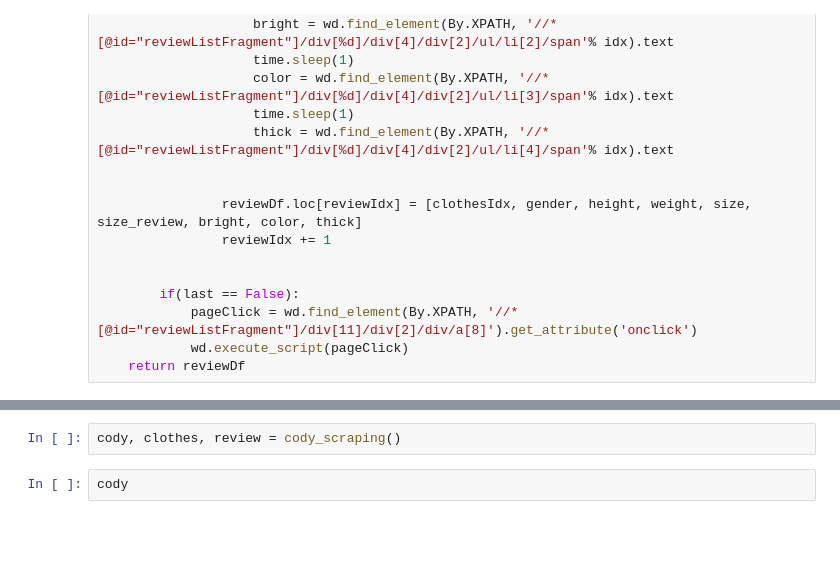
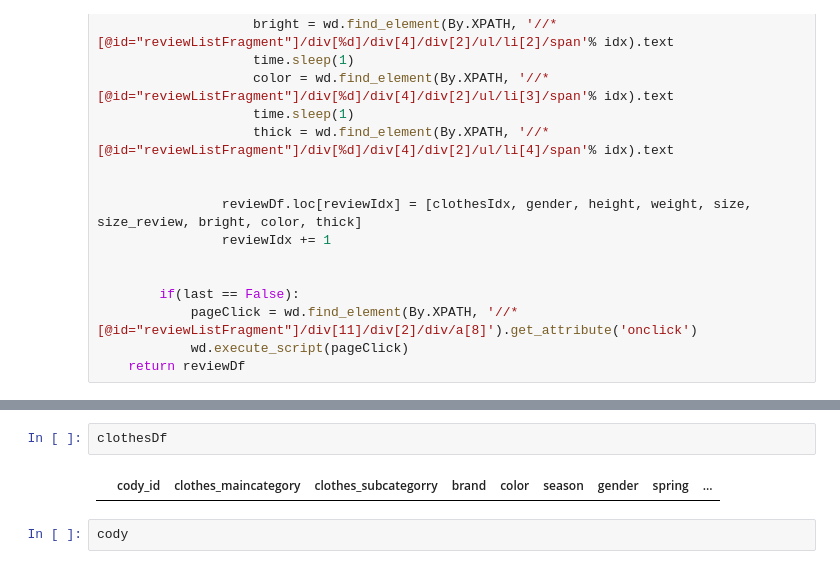
Before and after one commit to Jeong-WonSeok/Kkalong, a Jupyter notebook: AI/Crawling/crawling2.ipynb, the cells around one changed output, grey strips where cells are left out. Cells and saved outputs as stored; diff of their text form; blank space fills up the shorter version.

```diff
--- a/AI/Crawling/crawling2.ipynb
+++ b/AI/Crawling/crawling2.ipynb
@@ -201,5 +221,7 @@ info 3
-# %%
-cody, clothes, review = cody_scraping()
+# %%
+clothesDf
+# %% [output]
+|  | cody_id | clothes_maincategory | clothes_subcategorry | brand | color | season | gender | spring | ... |
 # %%
 cody
 # %% [output]
```
Also changed, not shown: parts of 1 cell of this notebook, 1 other file.
